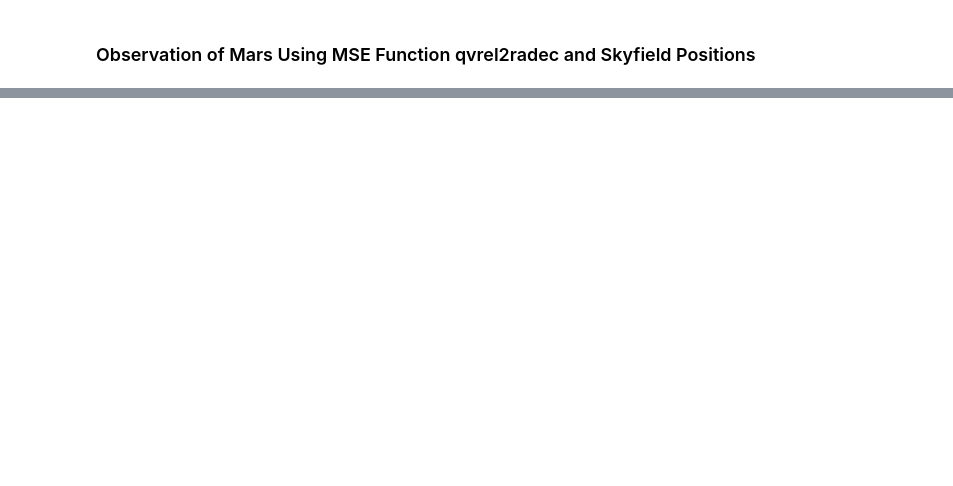
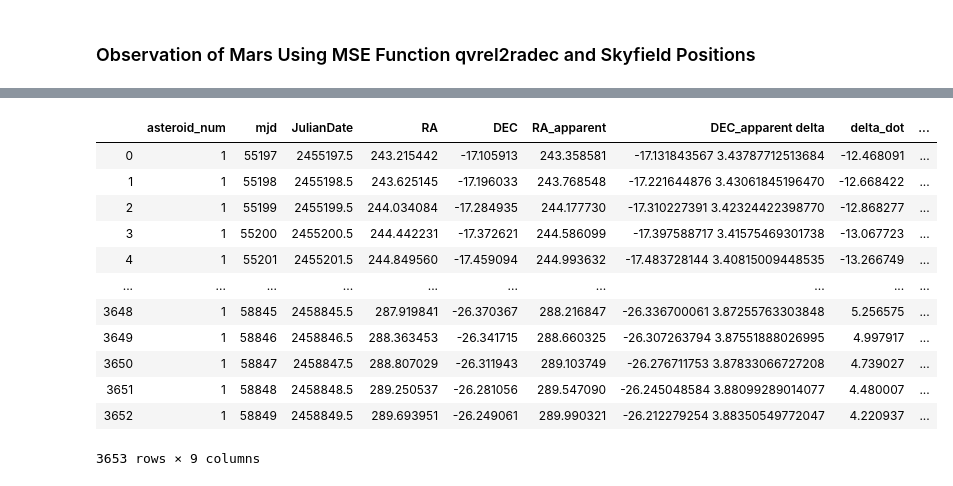
Before and after one commit to memanuel/kepler-sieve, a Jupyter notebook: src/RA_DEC_mars_series.ipynb, the cells around one changed output, grey strips where cells are left out. Saved outputs shown, nothing was run; the diff lists cells and outputs as text; code cells hidden in the pictures; blank space fills up the shorter version.

```diff
--- a/src/RA_DEC_mars_series.ipynb
+++ b/src/RA_DEC_mars_series.ipynb
@@ -298,0 +298,26 @@ Median: 5.223 seconds
+# %%
+# List of dataframes; one per asteroid
+df_obs_list = []
+
+j=1
+df_obs_j = pd.read_fwf(f'../data/jpl/testing/observer-asteroid-{j:03d}-earth-geocenter.txt', index_col=False)
+# Add columns for the asteroid_num and mjd
+df_obs_j = add_mjd_astnum_col(df_obs_j, j)
+# Add this to list of frames
+df_obs_list.append(df_ast_j)
+# %%
+df_obs_j
+# %% [output]
+|  | asteroid_num | mjd | JulianDate | RA | DEC | RA_apparent | DEC_apparent delta | delta_dot | ... |
+| 0 | 1 | 55197 | 2455197.5 | 243.215442 | -17.105913 | 243.358581 | -17.131843567 3.43787712513684 | -12.468091 | ... |
+| 1 | 1 | 55198 | 2455198.5 | 243.625145 | -17.196033 | 243.768548 | -17.221644876 3.43061845196470 | -12.668422 | ... |
+| 2 | 1 | 55199 | 2455199.5 | 244.034084 | -17.284935 | 244.177730 | -17.310227391 3.42324422398770 | -12.868277 | ... |
+| 3 | 1 | 55200 | 2455200.5 | 244.442231 | -17.372621 | 244.586099 | -17.397588717 3.41575469301738 | -13.067723 | ... |
+| 4 | 1 | 55201 | 2455201.5 | 244.849560 | -17.459094 | 244.993632 | -17.483728144 3.40815009448535 | -13.266749 | ... |
+| ... | ... | ... | ... | ... | ... | ... | ... | ... | ... |
+| 3648 | 1 | 58845 | 2458845.5 | 287.919841 | -26.370367 | 288.216847 | -26.336700061 3.87255763303848 | 5.256575 | ... |
+| 3649 | 1 | 58846 | 2458846.5 | 288.363453 | -26.341715 | 288.660325 | -26.307263794 3.87551888026995 | 4.997917 | ... |
+| 3650 | 1 | 58847 | 2458847.5 | 288.807029 | -26.311943 | 289.103749 | -26.276711753 3.87833066727208 | 4.739027 | ... |
+| 3651 | 1 | 58848 | 2458848.5 | 289.250537 | -26.281056 | 289.547090 | -26.245048584 3.88099289014077 | 4.480007 | ... |
+| 3652 | 1 | 58849 | 2458849.5 | 289.693951 | -26.249061 | 289.990321 | -26.212279254 3.88350549772047 | 4.220937 | ... |
+3653 rows × 9 columns
```
Also changed, not shown: parts of 16 cells of this notebook, 39 other files.
